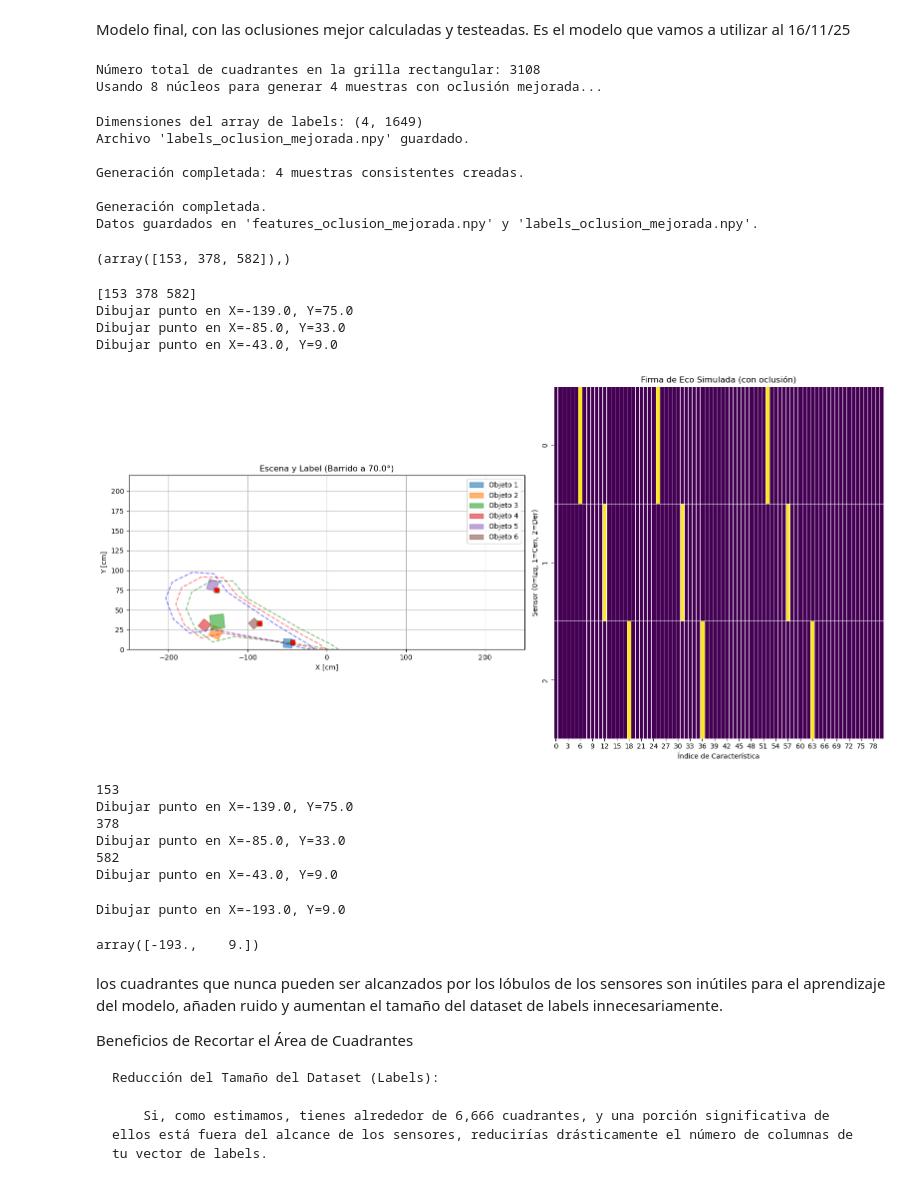
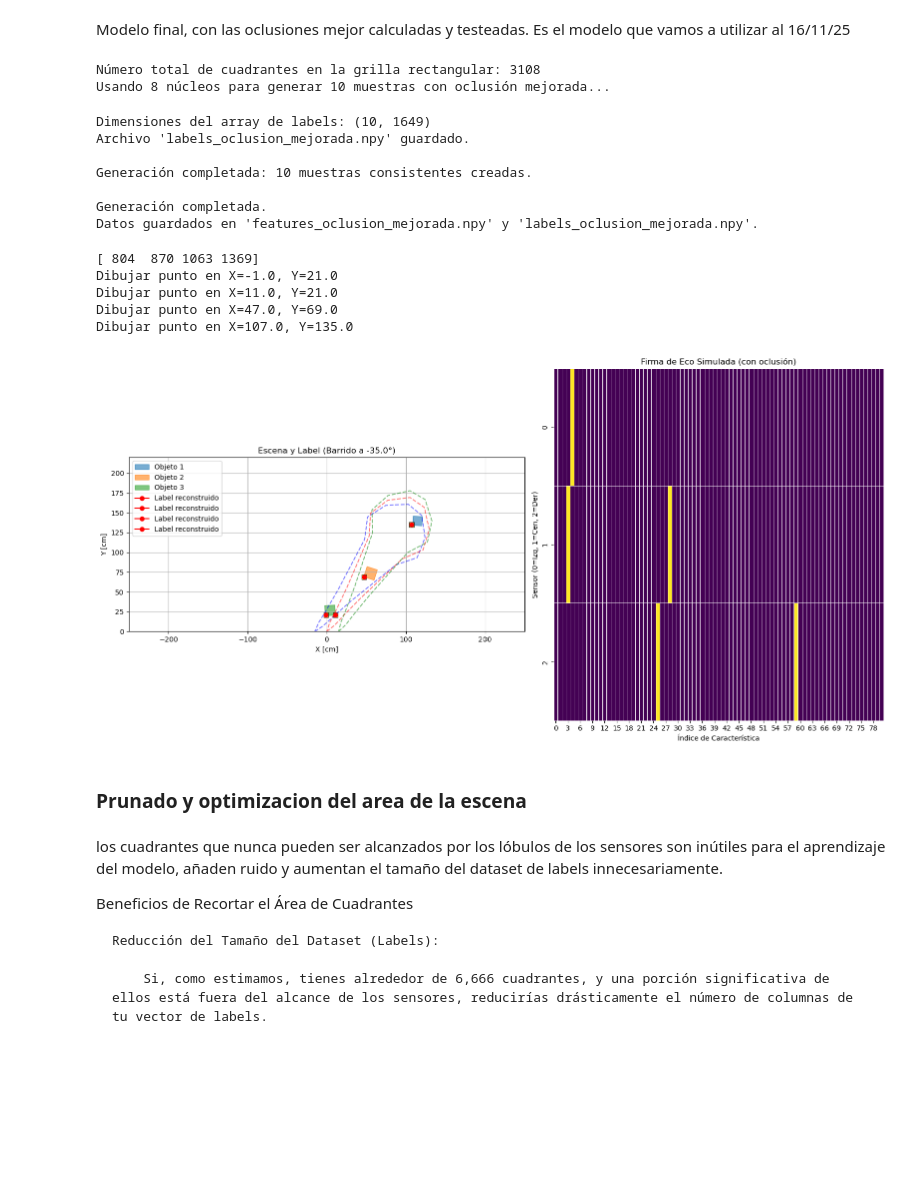
Before and after one commit to Juanpmartinez180/Data-Science-Projects, a Jupyter notebook: ultrasonic_radar/data_generation_anaysis_updated.ipynb, the cells around one changed output. Cells and saved outputs as stored; diff of their text form; code cells hidden in the pictures; blank space fills up the shorter version.

Commit message:
reconstruccion y visualizacion de los labels al espacio bidimensional

```diff
--- a/ultrasonic_radar/data_generation_anaysis_updated.ipynb
+++ b/ultrasonic_radar/data_generation_anaysis_updated.ipynb
@@ -853,7 +853,7 @@ PROPORCIONES_OBJETOS = {'circulo': 0, 'rectangulo': 1, 'pared': 0}
 RANGO_TAMAÑO_CIRCULO = [5.0, 12.0]; RANGO_TAMAÑO_RECTANGULO = [8.0, 20.0]; RANGO_TAMAÑO_PARED = [50.0, 100.0]
 TAMAÑO_DEL_CUADRANTE = 6.0
 VELOCIDAD_SONIDO = 34300; FRECUENCIA_MUESTREO_ADC = 140000; FRECUENCIA_MUESTREO_ML = 6800
-NUM_MUESTRAS_TOTALES = 4
+NUM_MUESTRAS_TOTALES = 10
 LOBULO_POLIGONO = Polygon([(x * FACTOR_ESCALA_HAZ, y * FACTOR_ESCALA_HAZ) for x, y in SINGLE_BEAM_SHAPE_POINTS])
 
 # ===================================================================
@@ -1092,24 +1092,20 @@ if __name__ == "__main__":
     print(f"Datos guardados en '{features_filename}' y '{labels_filename}'.")
 # %% [output]
 Número total de cuadrantes en la grilla rectangular: 3108
-Usando 8 núcleos para generar 4 muestras con oclusión mejorada...
+Usando 8 núcleos para generar 10 muestras con oclusión mejorada...
-Dimensiones del array de labels: (4, 1649)
+Dimensiones del array de labels: (10, 1649)
 Archivo 'labels_oclusion_mejorada.npy' guardado.
 
-Generación completada: 4 muestras consistentes creadas.
+Generación completada: 10 muestras consistentes creadas.
 
 Generación completada.
 Datos guardados en 'features_oclusion_mejorada.npy' y 'labels_oclusion_mejorada.npy'.
-# %%
-np.where(all_labels[0] == 1)
-# %% [output]
-(array([153, 378, 582]),)
 # %%
 import seaborn as sns
 
 fig, (ax1, ax2) = plt.subplots(1, 2, figsize=(16, 8), gridspec_kw={'width_ratios': [1.2, 1]})
 
-sample_number = 0
+sample_number = 1
 
 # Tomar la última muestra para validar
 escena_muestra = escena_list[sample_number] # La última escena generada
@@ -1130,72 +1126,45 @@ cuadrantes_activos_indices = np.where(label_muestra == 1)[0]
 print(cuadrantes_activos_indices)
 for idx in cuadrantes_activos_indices:
     cuadrante = cuadrantes_globales[idx]
     ax1.fill(*cuadrante.exterior.xy, color='yellow', alpha=0.7, ec='black')
 
 
-#
+# Cargamos el archivo del dataset y el mapa de cuadarntes para reconstruir
+# las labels y verificar que el guardado y mapa sea preciso
 labels_filename = "labels_oclusion_mejorada.npy"
 labels = np.load(labels_filename)
 mapa_centroides = np.load('mapa_de_cuadrantes.npy')
 
-for prediccion in np.where(labels[0] == 1)[sample_number]:
+for prediccion in np.where(labels[sample_number] == 1)[0]:
     coordenadas = mapa_centroides[prediccion]
     print(f"Dibujar punto en X={coordenadas[0]}, Y={coordenadas[1]}")
-    ax1.plot(coordenadas[0],coordenadas[1] , color='red', marker='o', alpha=1)
-
+    ax1.plot(coordenadas[0],coordenadas[1] , color='red', marker='o', alpha=1, label='Label reconstruido')
 
 ax1.set_title(f"Escena y Label (Barrido a {angulo_muestra:.1f}°)")
 ax1.set_xlabel("X [cm]"); ax1.set_ylabel("Y [cm]")
 ax1.set_xlim(-250, 250); ax1.set_ylim(0, 220)
 ax1.set_aspect('equal', adjustable='box'); ax1.grid(True); ax1.legend()
 
 # --- Gráfico 2: Firma de Eco ---
 firma_eco_matriz = firma_eco_muestra.reshape(3, 81)
 sns.heatmap(firma_eco_matriz, ax=ax2, cbar=False, cmap="viridis", linewidths=.5)
 ax2.set_title("Firma de Eco Simulada (con oclusión)")
 ax2.set_xlabel("Índice de Característica"); ax2.set_ylabel("Sensor (0=Izq, 1=Cen, 2=Der)")
 
 
 
 
 
 plt.tight_layout(); plt.show()
 # %% [output]
-[153 378 582]
-Dibujar punto en X=-139.0, Y=75.0
-Dibujar punto en X=-85.0, Y=33.0
-Dibujar punto en X=-43.0, Y=9.0
+[ 804  870 1063 1369]
+Dibujar punto en X=-1.0, Y=21.0
+Dibujar punto en X=11.0, Y=21.0
+Dibujar punto en X=47.0, Y=69.0
+Dibujar punto en X=107.0, Y=135.0
-[figure, old version]
+[figure, new version]
-# %%
-labels_filename = "labels_oclusion_mejorada.npy"
-labels = np.load(labels_filename)
-mapa_centroides = np.load('mapa_de_cuadrantes.npy')
-
-for prediccion in np.where(labels[0] == 1)[0]:
-    print(prediccion)
-    coordenadas = mapa_centroides[prediccion]
-    print(f"Dibujar punto en X={coordenadas[0]}, Y={coordenadas[1]}")
-# %% [output]
-153
-Dibujar punto en X=-139.0, Y=75.0
-378
-Dibujar punto en X=-85.0, Y=33.0
-582
-Dibujar punto en X=-43.0, Y=9.0
-# %%
-
-mapa_centroides = np.load('mapa_de_cuadrantes.npy')
-
-# El modelo predice el índice 20
-indice_predicho = 0
-
-# Obtienes las coordenadas directamente
-coordenadas = mapa_centroides[indice_predicho] # Esto es un array [x, y]
-print(f"Dibujar punto en X={coordenadas[0]}, Y={coordenadas[1]}")
-coordenadas
-# %% [output]
-Dibujar punto en X=-193.0, Y=9.0
-array([-193.,    9.])
+# %% [markdown]
+### Prunado y optimizacion del area de la escena
 # %% [markdown]
 los cuadrantes que nunca pueden ser alcanzados por los lóbulos de los sensores son inútiles para el aprendizaje del modelo, añaden ruido y aumentan el tamaño del dataset de labels innecesariamente.
 
```
Also changed, not shown: parts of 2 cells of this notebook, 1 other file.
